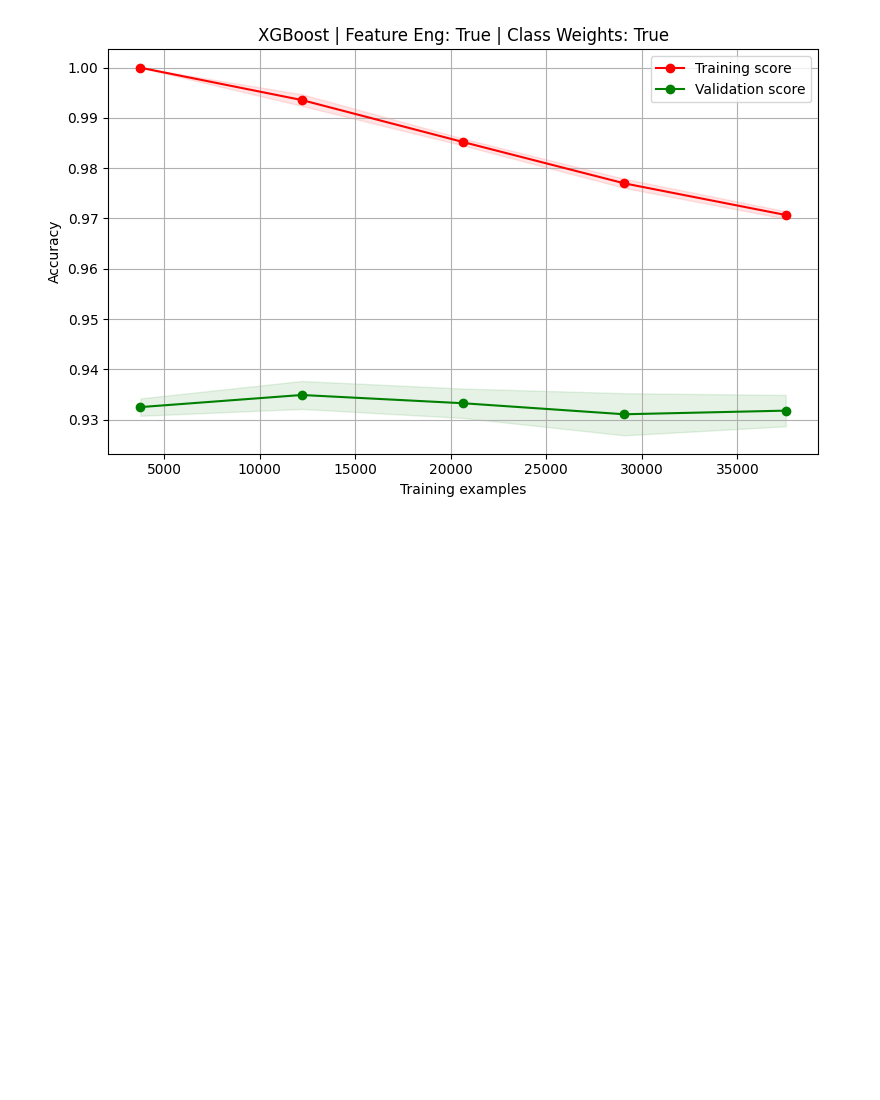
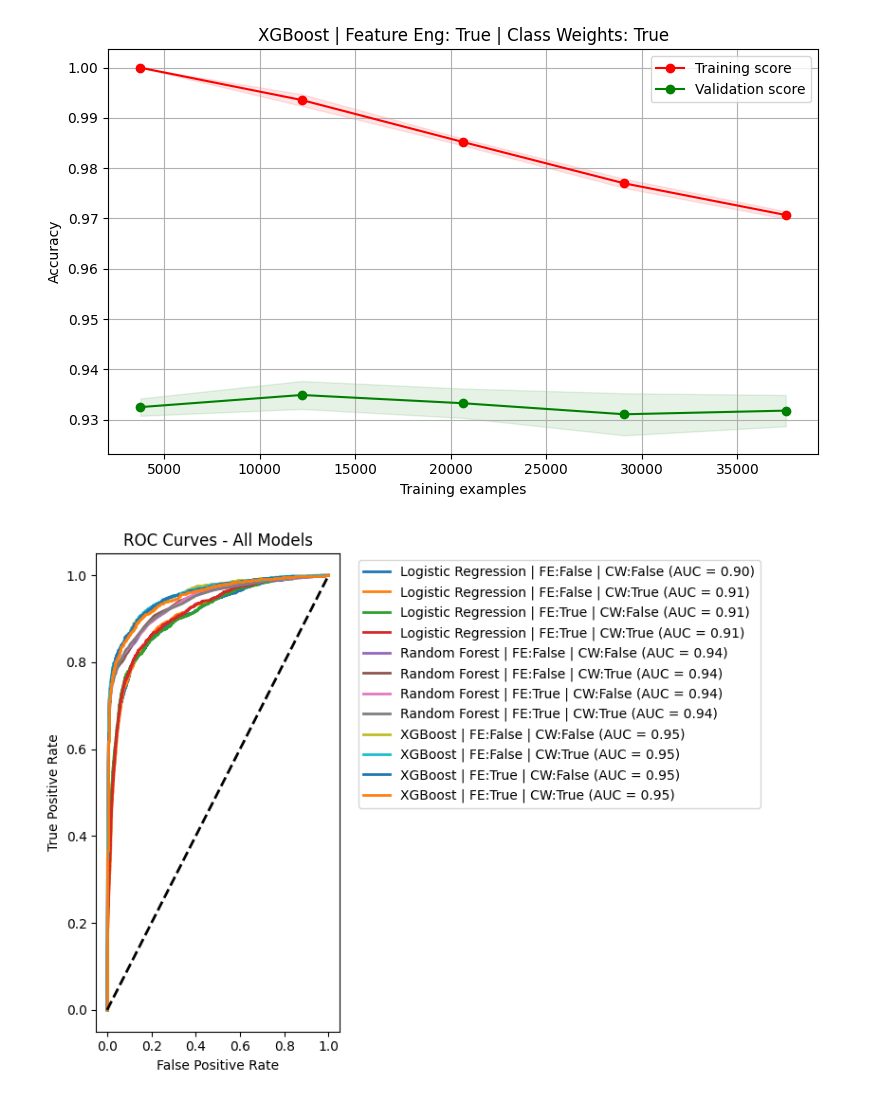
Before and after one commit to RodrigoPombo1/projeto-2-ia, a Jupyter notebook: notas_jupyter.ipynb, the cells around one changed output. Saved outputs shown, nothing was run; the diff lists cells and outputs as text; code cells hidden in the pictures; blank space fills up the shorter version.

Commit message:
ROC curves

```diff
--- a/notas_jupyter.ipynb
+++ b/notas_jupyter.ipynb
@@ -1240,3 +1240,61 @@ for model_name, model_class in [
 [figure]
 [figure]
 [figure]
+# %%
+from sklearn.metrics import roc_curve, auc
+
+def plot_roc_curve(model, X_val, y_val, label):
+    if hasattr(model, "predict_proba"):
+        y_score = model.predict_proba(X_val)[:, 1]
+    else:
+        y_score = model.decision_function(X_val)
+    fpr, tpr, _ = roc_curve(y_val, y_score)
+    roc_auc = auc(fpr, tpr)
+    plt.plot(fpr, tpr, lw=2, label=f"{label} (AUC = {roc_auc:.2f})")
+
+plt.figure(figsize=(8, 6))
+for model_name, model_class in [
+    ("Logistic Regression", LogisticRegression),
+    ("Random Forest", RandomForestClassifier),
+    ("XGBoost", XGBClassifier)
+]:
+    for use_feature_eng in [False, True]:
+        for use_class_weights in [False, True]:
+            # Prepare data
+            if use_class_weights:
+                X_train, X_val, y_train, y_val, scaler, columns, _ = preprocess_train(
+                    'data/train.csv', balance_classes=True, use_feature_eng=use_feature_eng
+                )
+            else:
+                X_train, X_val, y_train, y_val, scaler, columns = preprocess_train(
+                    'data/train.csv', balance_classes=False, use_feature_eng=use_feature_eng
+                )
+            # Model instance
+            if model_name == "Logistic Regression":
+                model = model_class(max_iter=1000, random_state=42)
+                if use_class_weights:
+                    model.set_params(class_weight='balanced')
+            elif model_name == "Random Forest":
+                model = model_class(n_estimators=100, random_state=42)
+                if use_class_weights:
+                    model.set_params(class_weight='balanced')
+            elif model_name == "XGBoost":
+                model = model_class(n_estimators=100, random_state=42, eval_metric='logloss')
+                if use_class_weights:
+                    n_0 = sum(y_train == 0)
+                    n_1 = sum(y_train == 1)
+                    scale_pos_weight = n_0 / n_1
+                    model.set_params(scale_pos_weight=scale_pos_weight)
+            model.fit(X_train, y_train)
+            label = f"{model_name} | FE:{use_feature_eng} | CW:{use_class_weights}"
+            plot_roc_curve(model, X_val, y_val, label)
+
+plt.plot([0, 1], [0, 1], 'k--', lw=2)
+plt.xlabel('False Positive Rate')
+plt.ylabel('True Positive Rate')
+plt.title('ROC Curves - All Models')
+plt.legend(bbox_to_anchor=(1.05, 1), loc='upper left')
+plt.tight_layout()
+plt.show()
+# %% [output]
+[figure, added]
```
